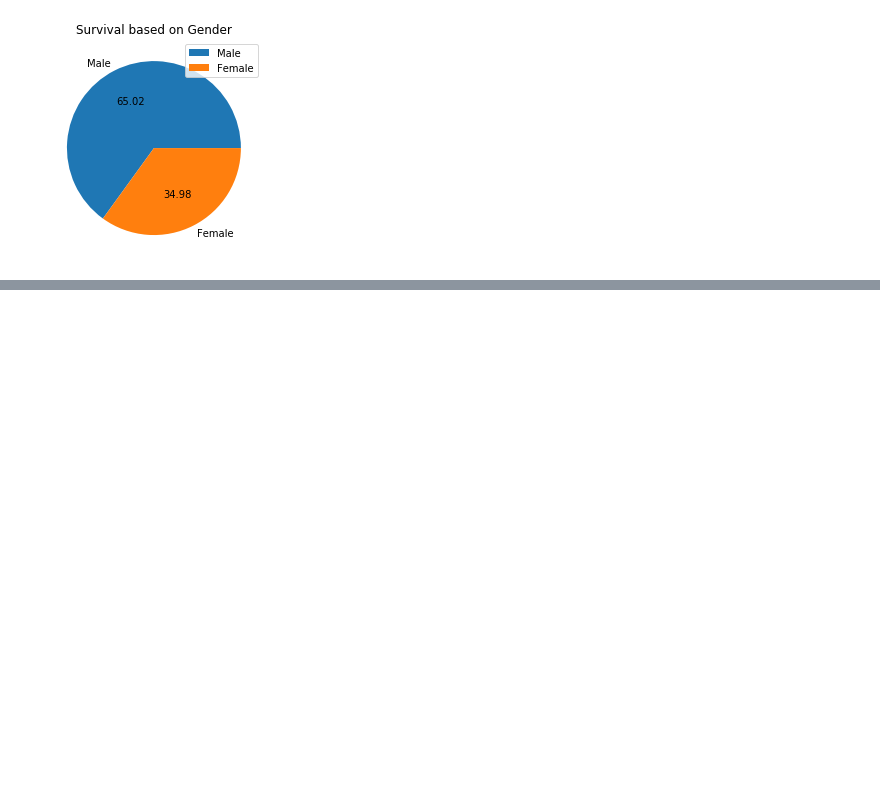
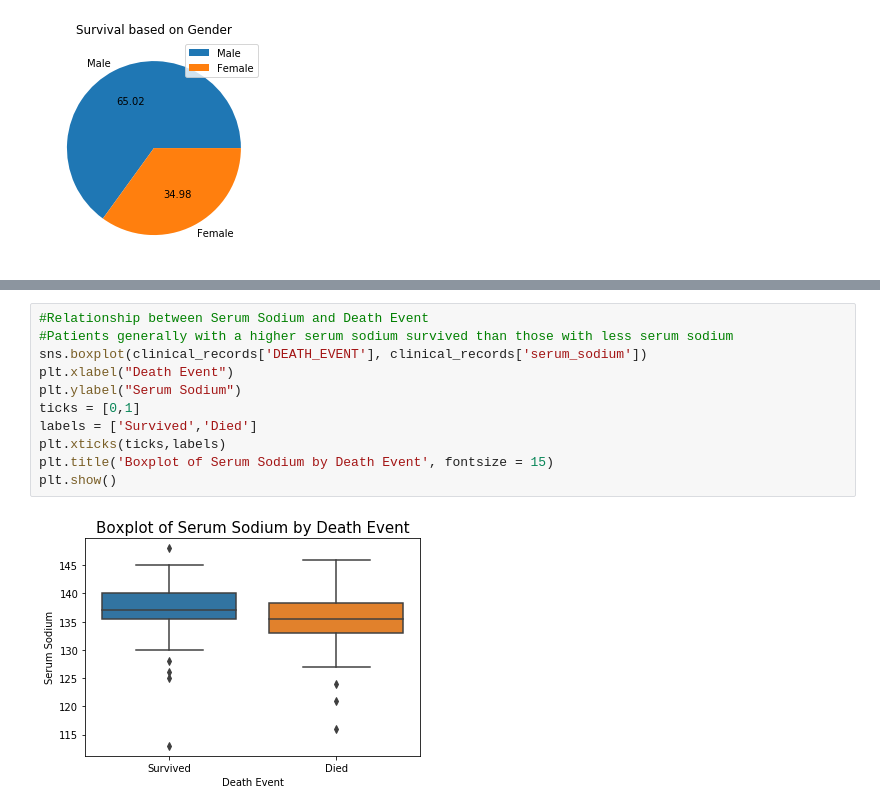
Before and after one commit to SaiRamishetty-23/PDS_assignment2, a Jupyter notebook: assignment2_code.ipynb, the cells around one changed output, grey strips where cells are left out. Drawn from its saved outputs; the diff is of its cells as text; blank space fills up the shorter version.

```diff
--- a/assignment2_code.ipynb
+++ b/assignment2_code.ipynb
@@ -344,0 +347,13 @@ dtype: int64
+# %%
+#Relationship between Serum Sodium and Death Event
+#Patients generally with a higher serum sodium survived than those with less serum sodium
+sns.boxplot(clinical_records['DEATH_EVENT'], clinical_records['serum_sodium'])
+plt.xlabel("Death Event")
+plt.ylabel("Serum Sodium")
+ticks = [0,1]
+labels = ['Survived','Died']
+plt.xticks(ticks,labels)
+plt.title('Boxplot of Serum Sodium by Death Event', fontsize = 15)
+plt.show()
+# %% [output]
+[figure, added]
```
Also changed, not shown: parts of 6 cells of this notebook.
